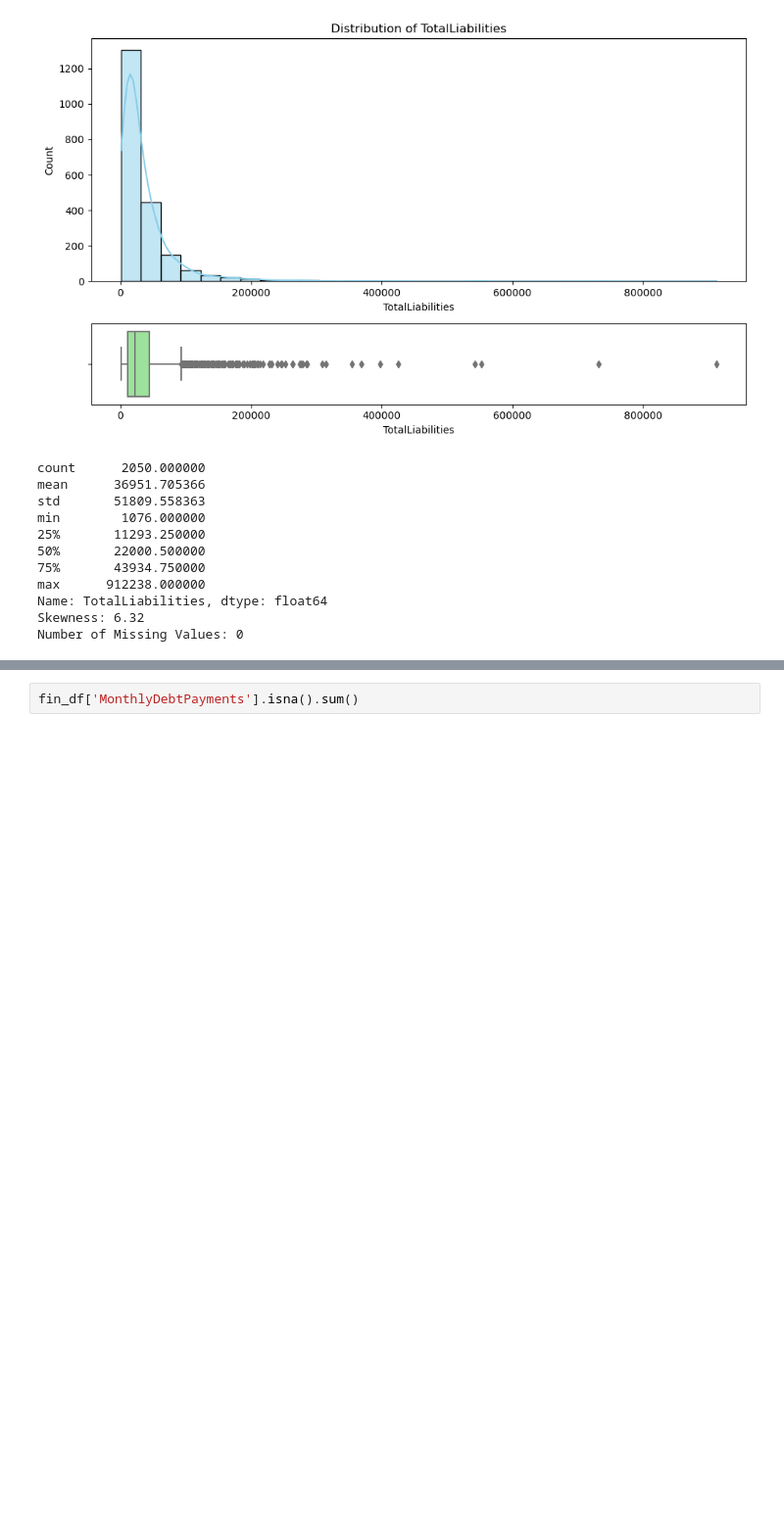
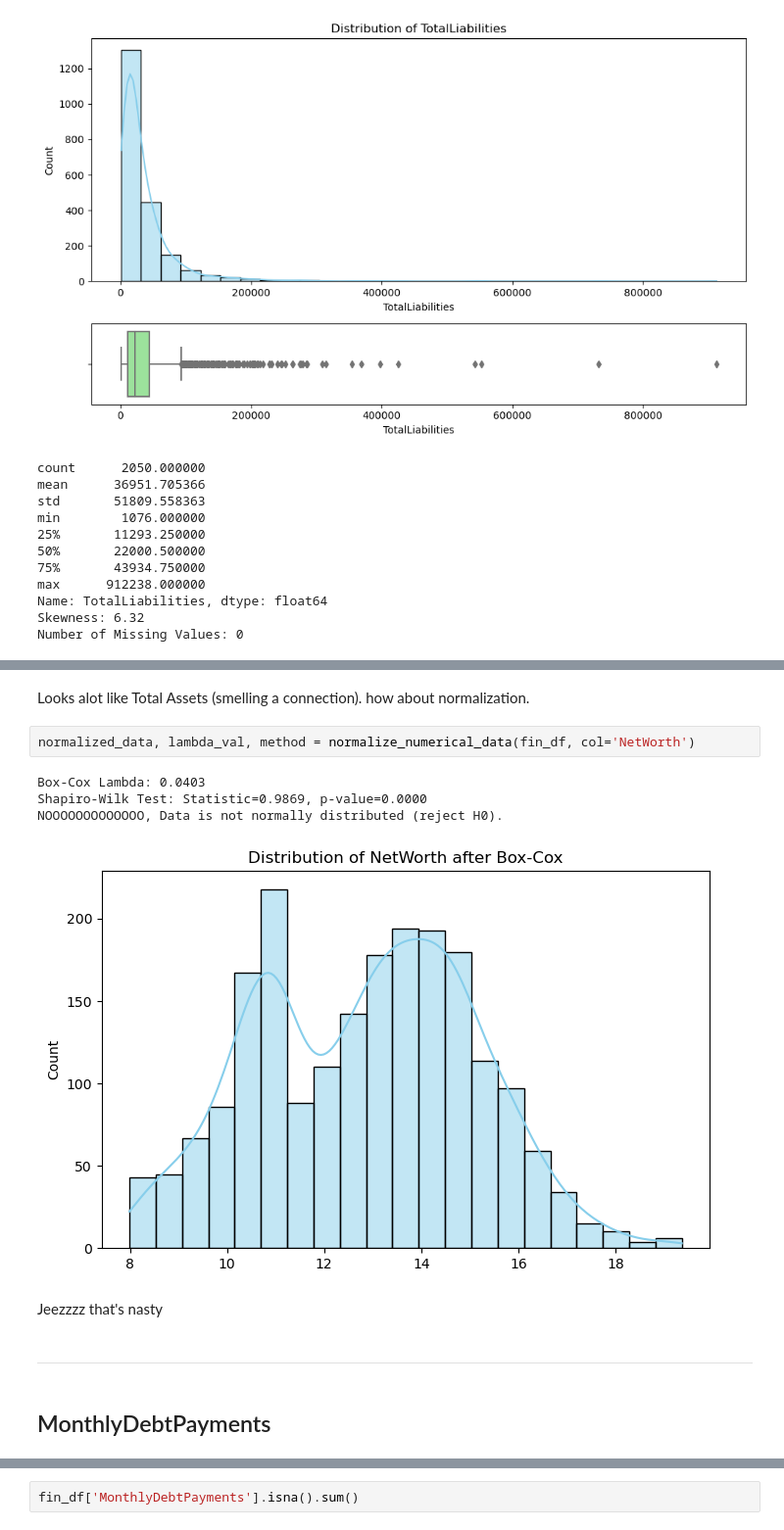
Before and after one commit to KimiyaVahidMotlagh/QBC-DA10-Group4Project1, a Jupyter notebook: DA10_EDA(Arash).ipynb, the cells around one changed output, grey strips where cells are left out. Shown at 98% size. Cells and saved outputs as stored; diff of their text form; blank space fills up the shorter version.

```diff
--- a/DA10_EDA(Arash).ipynb
+++ b/DA10_EDA(Arash).ipynb
@@ -896,3 +994,18 @@ Just like before
+# %% [markdown]
+Looks alot like Total Assets (smelling a connection). how about normalization.
+# %%
+normalized_data, lambda_val, method = normalize_numerical_data(fin_df, col='NetWorth')
+# %% [output]
+Box-Cox Lambda: 0.0403
+Shapiro-Wilk Test: Statistic=0.9869, p-value=0.0000
+NOOOOOOOOOOOOO, Data is not normally distributed (reject H0).
+[figure, added]
+# %% [markdown]
+Jeezzzz that's nasty
+# %% [markdown]
+------------------
+# %% [markdown]
+<h2>MonthlyDebtPayments
 # %%
 describe_numeric_column(fin_df, column='MonthlyDebtPayments')
 # %% [output]
```
Also changed, not shown: parts of 32 cells of this notebook.
